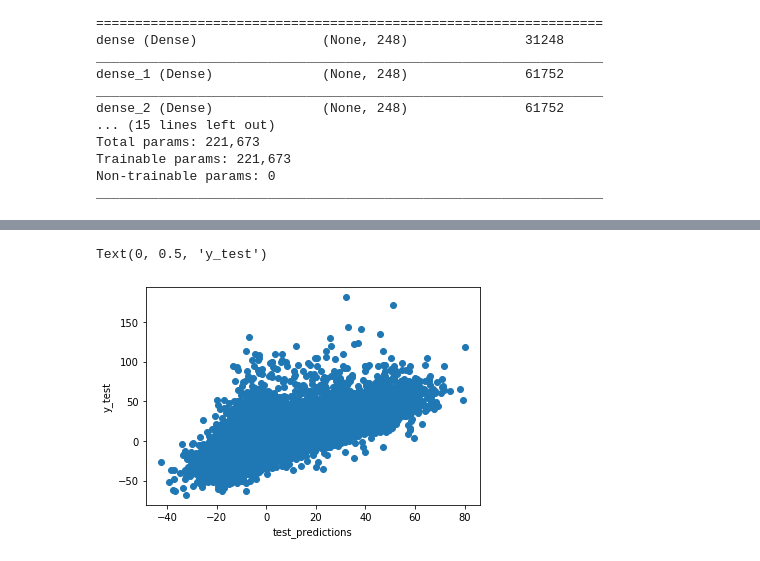
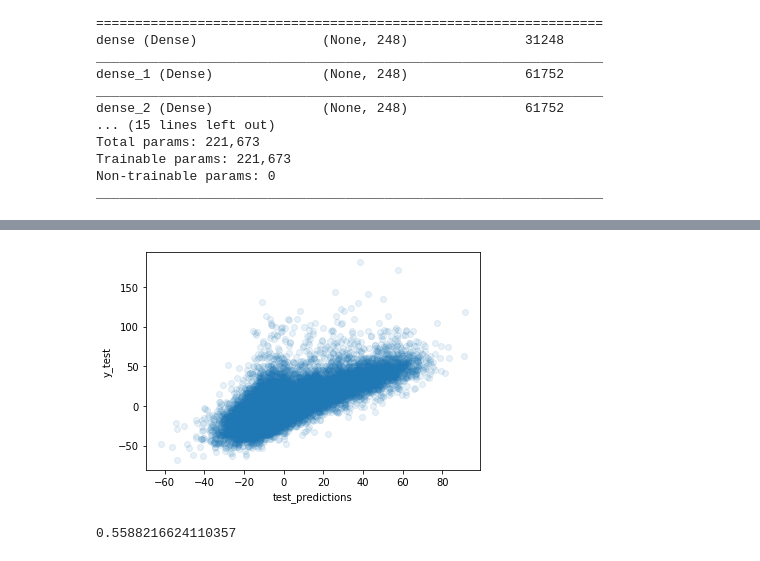
Before and after one commit to Pandas-UFT/Pandas, a Jupyter notebook: machine_learning/ml_arrival_delay.ipynb, the cells around one changed output, grey strips where cells are left out. Saved outputs shown, nothing was run; the diff lists cells and outputs as text; code cells hidden in the pictures.

```diff
--- a/machine_learning/ml_arrival_delay.ipynb
+++ b/machine_learning/ml_arrival_delay.ipynb
@@ -252,9 +254,14 @@ finished
 # %%
 test_predictions = nn.predict(X_test_scaled)
 
-plt.scatter(test_predictions, y_test)
+plt.scatter(test_predictions, y_test, alpha=.1)
 plt.xlabel('test_predictions')
 plt.ylabel('y_test')
+
+plt.savefig("prediction_plot.PNG")
 # %% [output]
-Text(0, 0.5, 'y_test')
-[figure, old version]
+[figure, new version]
+# %%
+print(r2_score(y_test, test_predictions))
+# %% [output]
+0.5588216624110357
```
Also changed, not shown: parts of 6 cells of this notebook, 3 other files.
